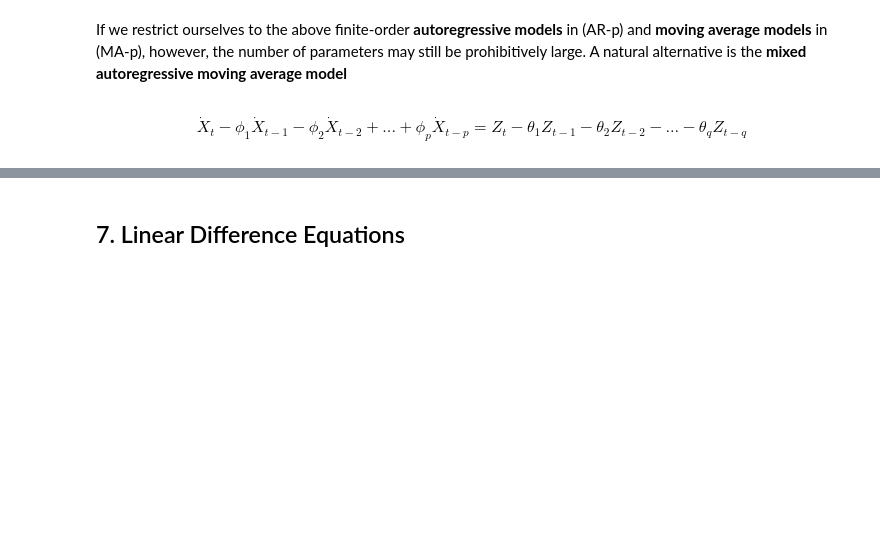
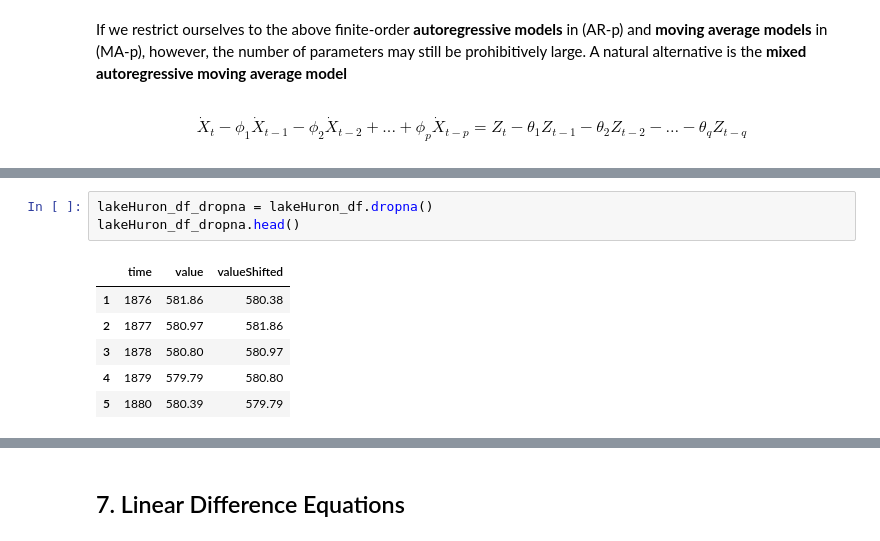
Before and after one commit to Bayan2019/kaz-gu, a Jupyter notebook: 01-ipynb/03-time-series-statistics/02-fundamentals.ipynb, the cells around one changed output, grey strips where cells are left out. Cells and saved outputs as stored; diff of their text form; blank space fills up the shorter version.

```diff
--- a/01-ipynb/03-time-series-statistics/02-fundamentals.ipynb
+++ b/01-ipynb/03-time-series-statistics/02-fundamentals.ipynb
@@ -571,0 +633,10 @@ If we restrict ourselves to the above finite-order **autoregressive models** in
+# %%
+lakeHuron_df_dropna = lakeHuron_df.dropna()
+lakeHuron_df_dropna.head()
+# %% [output]
+|  | time | value | valueShifted |
+| 1 | 1876 | 581.86 | 580.38 |
+| 2 | 1877 | 580.97 | 581.86 |
+| 3 | 1878 | 580.80 | 580.97 |
+| 4 | 1879 | 579.79 | 580.80 |
+| 5 | 1880 | 580.39 | 579.79 |
```
Also changed, not shown: parts of 21 cells of this notebook, 2 other files.
